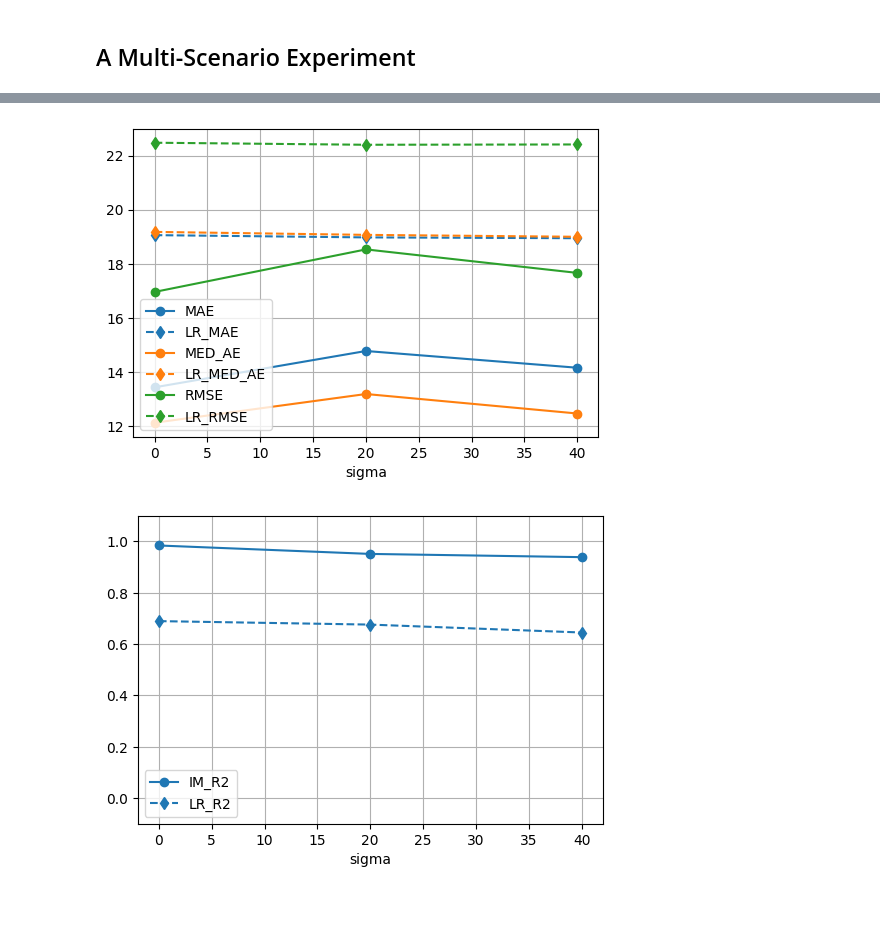
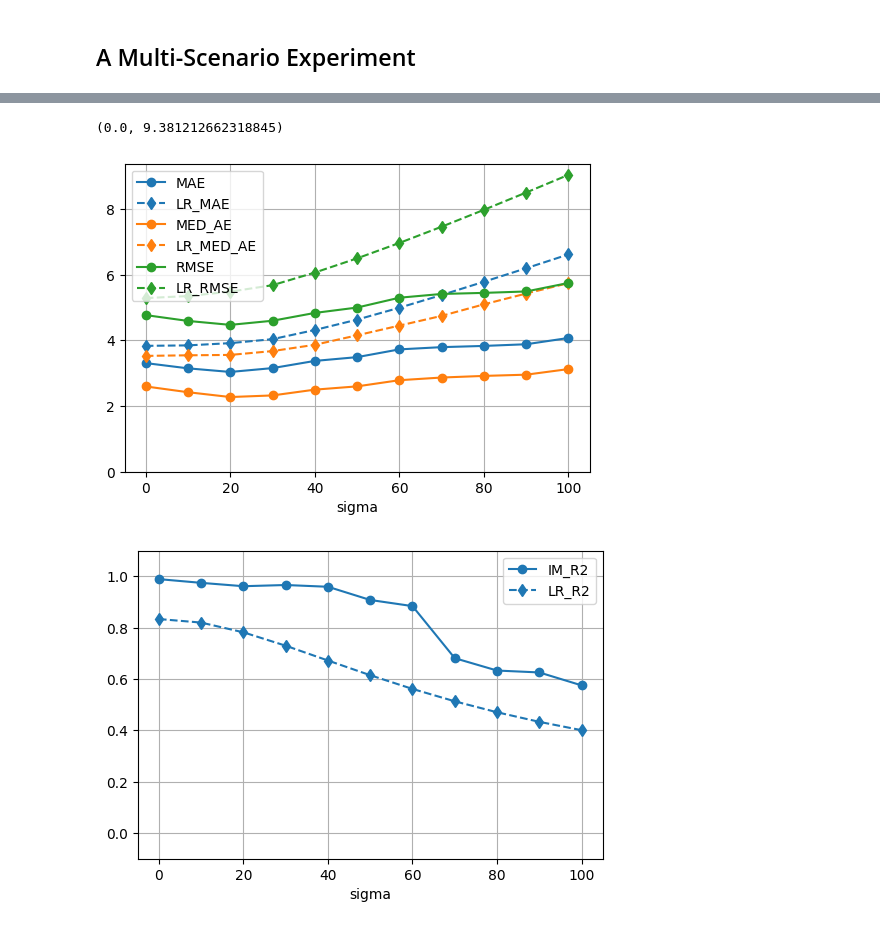
Before and after one commit to vengroff/impactstudy, a Jupyter notebook: Kitchen Sink.ipynb, the cells around one changed output, grey strips where cells are left out. Cells and saved outputs as stored; diff of their text form; code cells hidden in the pictures.

Commit message:
Merging in recent work. (#5)
* normal feature distribution.

* correlated and concatenated feature generators.

* experiment with correlated features.

```diff
--- a/Kitchen Sink.ipynb
+++ b/Kitchen Sink.ipynb
@@ -14,7 +14,9 @@ M = 12
 # %%
 S = 4
 # %%
-SIGMA = [0.0, 20.0, 40.0]
+SIGMA = list(np.arange(0.0, 101.0, 10.0))
+# %%
+FEATURE_DISTRIBUTION = "normal"
 # %%
 SEED = 1779
 # %%
@@ -70,7 +74,9 @@ scenario.linreg_r2(), scenario.model_r2()
 # %% [markdown]
 ## A Multi-Scenario Experiment
 # %%
-experiment = ise.KitchenSinkExperiment(m=M, s=S, sigma=SIGMA, seed=SEED, n=N)
+experiment = ise.KitchenSinkExperiment(
+    m=M, s=S, sigma=SIGMA, seed=SEED, n=N, feature_distribution=FEATURE_DISTRIBUTION
+)
 # %%
 experiment.model_errors(linreg_errors=True)
 # %% [output]
@@ -98,8 +107,10 @@ Fitting 5 folds for each of 200 candidates, totalling 1000 fits
 # %%
 ax = experiment.plot_model_errors(x_col="sigma", y_col="mu_x_i", figsize=(6, 4))
+ax.set_ylim(0, None)
 # %% [output]
+(0.0, 9.381212662318845)
-[figure, old version]
+[figure, new version]
 # %%
 ax = experiment.plot_r2(x_col="sigma", figsize=(6, 4))
 # %% [output]
-[figure, old version]
+[figure, new version]
```
Also changed, not shown: parts of 6 cells of this notebook, 10 other files.
